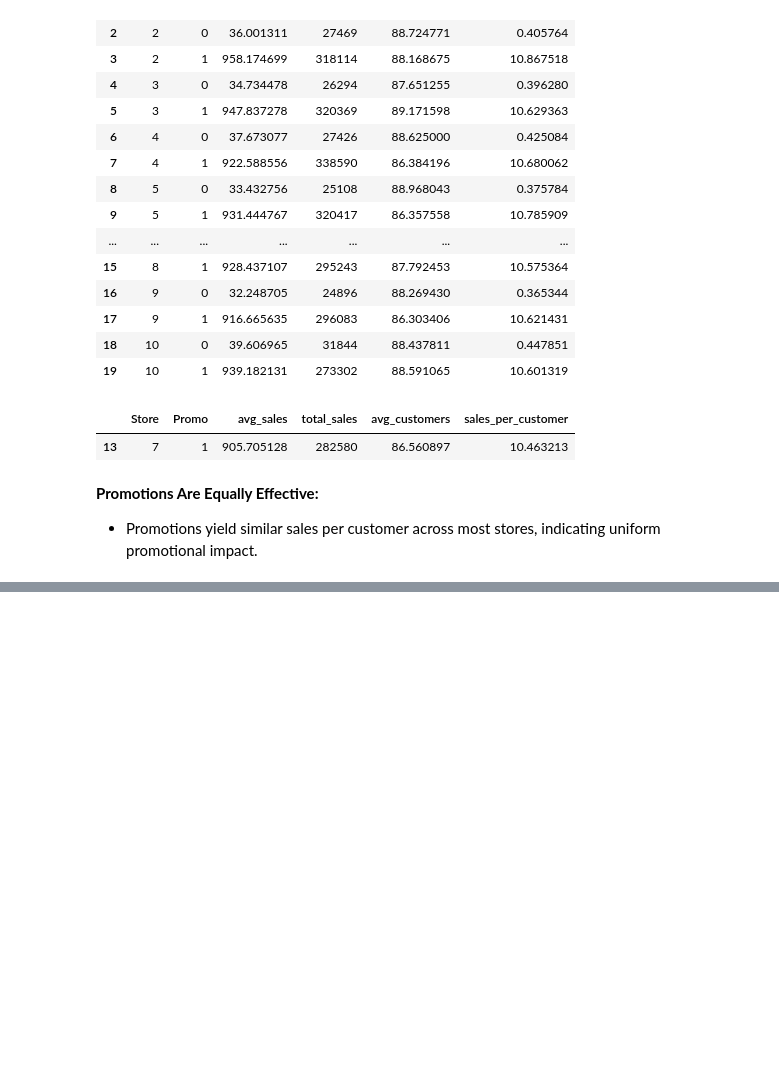
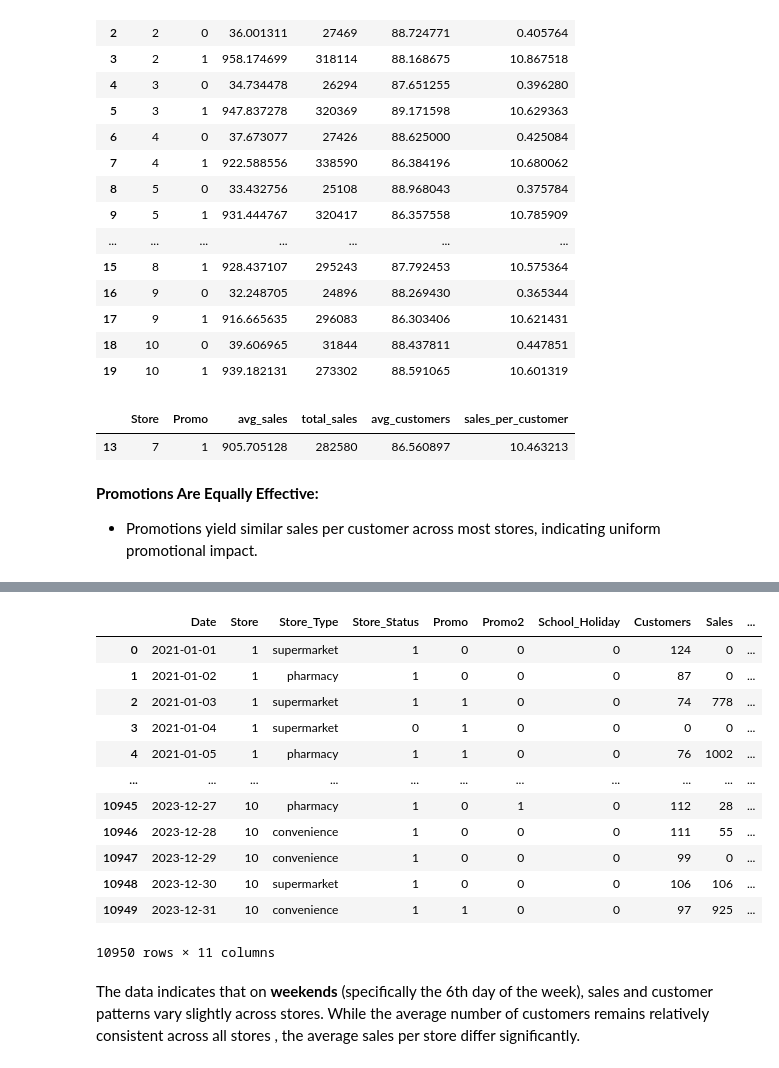
Before and after one commit to helinatefera/10xWeek4, a Jupyter notebook: notebooks/task_1.ipynb, the cells around one changed output, grey strips where cells are left out. Cells and saved outputs as stored; diff of their text form; code cells hidden in the pictures; blank space fills up the shorter version.

Commit message:
(feat) affect of sales on weekends

```diff
--- a/notebooks/task_1.ipynb
+++ b/notebooks/task_1.ipynb
@@ -301,0 +343,18 @@ underperforming_stores
+# %%
+clean_data
+# %% [output]
+|  | Date | Store | Store_Type | Store_Status | Promo | Promo2 | School_Holiday | Customers | Sales | ... |
+| 0 | 2021-01-01 | 1 | supermarket | 1 | 0 | 0 | 0 | 124 | 0 | ... |
+| 1 | 2021-01-02 | 1 | pharmacy | 1 | 0 | 0 | 0 | 87 | 0 | ... |
+| 2 | 2021-01-03 | 1 | supermarket | 1 | 1 | 0 | 0 | 74 | 778 | ... |
+| 3 | 2021-01-04 | 1 | supermarket | 0 | 1 | 0 | 0 | 0 | 0 | ... |
+| 4 | 2021-01-05 | 1 | pharmacy | 1 | 1 | 0 | 0 | 76 | 1002 | ... |
+| ... | ... | ... | ... | ... | ... | ... | ... | ... | ... | ... |
+| 10945 | 2023-12-27 | 10 | pharmacy | 1 | 0 | 1 | 0 | 112 | 28 | ... |
+| 10946 | 2023-12-28 | 10 | convenience | 1 | 0 | 0 | 0 | 111 | 55 | ... |
+| 10947 | 2023-12-29 | 10 | convenience | 1 | 0 | 0 | 0 | 99 | 0 | ... |
+| 10948 | 2023-12-30 | 10 | supermarket | 1 | 0 | 0 | 0 | 106 | 106 | ... |
+| 10949 | 2023-12-31 | 10 | convenience | 1 | 1 | 0 | 0 | 97 | 925 | ... |
+10950 rows × 11 columns
+# %% [markdown]
+The data indicates that on **weekends** (specifically the 6th day of the week), sales and customer patterns vary slightly across stores. While the average number of customers remains relatively consistent across all stores , the average sales per store differ significantly.
```
Also changed, not shown: parts of 5 cells of this notebook.
